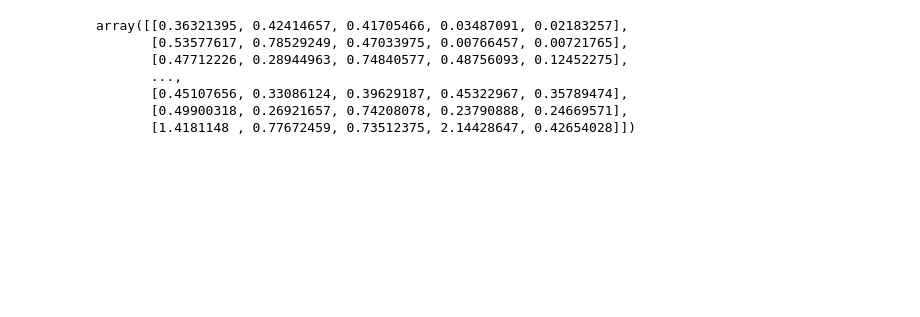
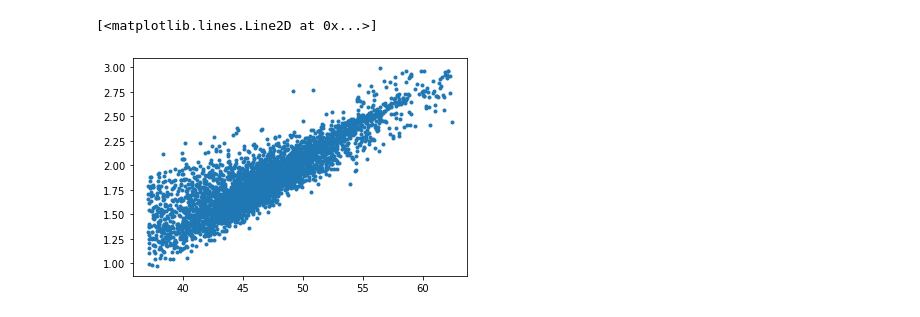
Before and after one commit to mhbakalar/phla-prediction, a Jupyter notebook: analysis/tmt_analysis.ipynb, the cells around one changed output. Cells and saved outputs as stored; diff of their text form; code cells hidden in the pictures; blank space fills up the shorter version.

```diff
--- a/analysis/tmt_analysis.ipynb
+++ b/analysis/tmt_analysis.ipynb
@@ -47,10 +23,26 @@ Correlations (unreported correlations are < 0.100)
-# %%
-tmt_data.values
-# %% [output]
-array([[0.36321395, 0.42414657, 0.41705466, 0.03487091, 0.02183257],
-       [0.53577617, 0.78529249, 0.47033975, 0.00766457, 0.00721765],
-       [0.47712226, 0.28944963, 0.74840577, 0.48756093, 0.12452275],
-       ...,
-       [0.45107656, 0.33086124, 0.39629187, 0.45322967, 0.35789474],
-       [0.49900318, 0.26921657, 0.74208078, 0.23790888, 0.24669571],
-       [1.4181148 , 0.77672459, 0.73512375, 2.14428647, 0.42654028]])
+# %%
+# Load data and fit TMT curves
+tmt_data = pd.read_csv('../data/peptideTMT.csv')
+names = ['37+','45+','55.2+','64.2+','73+']
+tmt_data = pd.DataFrame(tmt_data[names].values, columns=names, index=tmt_data['sequence'])
+
+_x = [37,45,55.2,64.2,73]
+def df_fit_sigmoid(series):
+    return fit_sigmoid(_x, series.values)
+
+fits = tmt_data.apply(df_fit_sigmoid,axis=1)
+# %%
+x0_fits = fits.apply(lambda x: x.params['x0'].value)
+chi2_fits = fits.apply(lambda x: x.chisqr)
+pisa_fits = tmt_data.loc[fits.index].sum(axis=1)
+fits_df = pd.DataFrame({"x0":x0_fits, "chi2":chi2_fits, "pisa":pisa_fits}, index=tmt_data.index)
+
+# Basic filtering
+fits_df = fits_df[(fits_df['x0'] > 37) & (fits_df['x0'] < 62.5)]
+fits_df = fits_df[(fits_df['chi2'] < 0.25)]
+fits_df = fits_df[(fits_df['pisa'] < 3.0)]
+# %%
+plt.plot(fits_df['x0'], tmt_data.loc[fits_df.index].sum(axis=1), '.')
+# %% [output]
+[<matplotlib.lines.Line2D at 0x...>]
+[figure, added]
```
Also changed, not shown: parts of 7 cells of this notebook, 3 other files.
